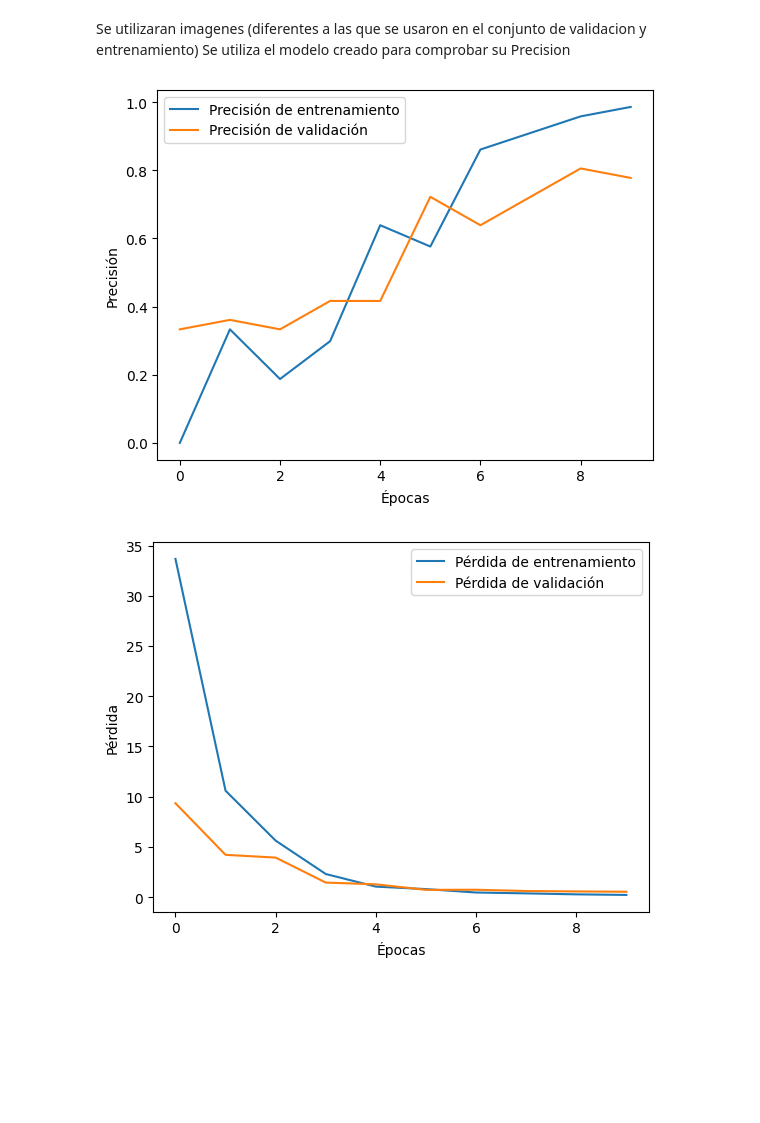
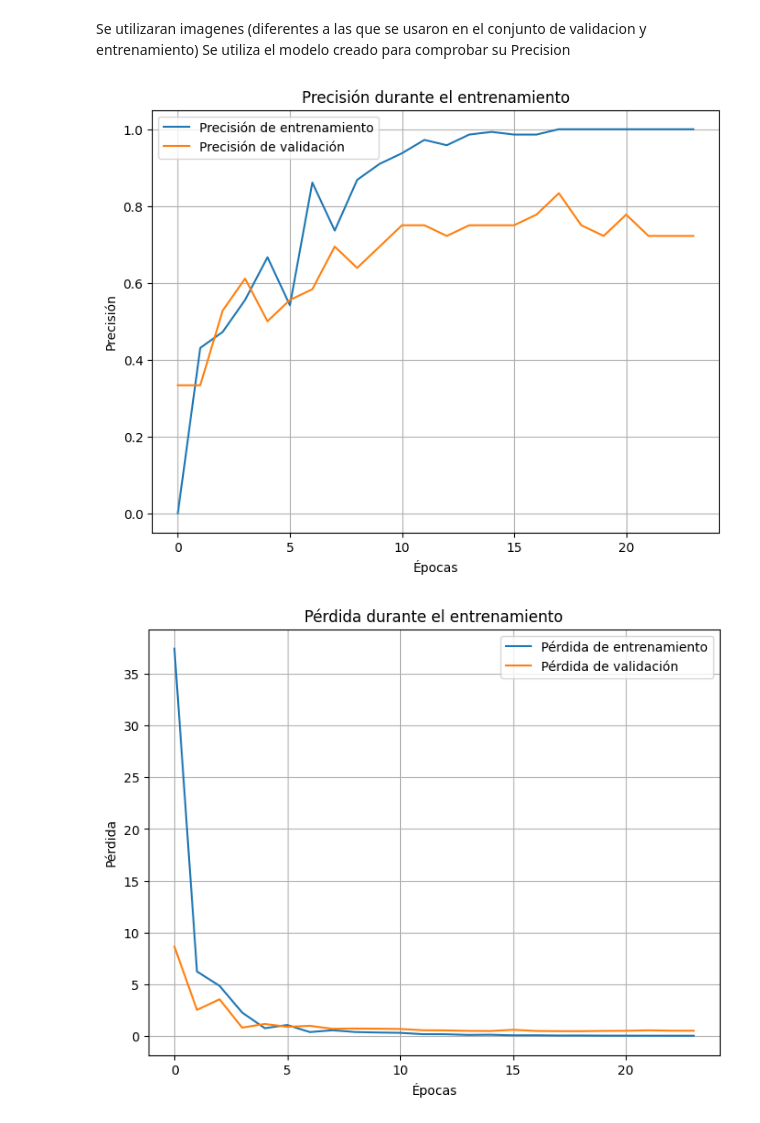
Before and after one commit to Wamach/MCD_PYCD, a Jupyter notebook: Tareas/Tarea 5/Actividad_5.ipynb, the cells around one changed output. Drawn from its saved outputs; the diff is of its cells as text; code cells hidden in the pictures; blank space fills up the shorter version.

Commit message:
Se agrega reporte 5

```diff
--- a/Tareas/Tarea 5/Actividad_5.ipynb
+++ b/Tareas/Tarea 5/Actividad_5.ipynb
@@ -84,10 +84,14 @@ model.compile(loss='categorical_crossentropy', #Usamos entropia cruzada
               metrics=['accuracy'], #Precision
               optimizer='adam') #Se utiliza adam para actualizar los pesos
 # %%
-# Entrenar el modelo usando los generadores
+from tensorflow.keras.callbacks import EarlyStopping
+
+early_stop = EarlyStopping(monitor='val_loss', patience=5, restore_best_weights=True) #Se agrega la paciencia de 3, por si no existen cambios.
+
 history = model.fit(
-    train_generator,  # Se usa el conjunto de entrenamiento
-    epochs=10,        # Número de epocas
-    validation_data=validation_generator  # Se usa el conjunto de validacion
+    train_generator, #Conjunto de entrenamiento
+    epochs=50, #numero de epocas maximo
+    validation_data=validation_generator, #Conjunto de validacion
+    callbacks=[early_stop] # Agregue el early stop, si encuentra que no obtiene beneficios en 3 epocas detiene el ciclo de entrenamiento
 )
 # %% [output]
@@ -116,19 +117,30 @@ Se utilizaran imagenes (diferentes a las que se usaron en el conjunto de validac
 Se utiliza el modelo creado para comprobar su Precision
 # %%
 # Graficar la precisión y la pérdida durante el entrenamiento
+# Precisión
+plt.figure(figsize=(8, 6))
 plt.plot(history.history['accuracy'], label='Precisión de entrenamiento')
 plt.plot(history.history['val_accuracy'], label='Precisión de validación')
+plt.title('Precisión durante el entrenamiento')
 plt.xlabel('Épocas')
 plt.ylabel('Precisión')
 plt.legend()
+plt.grid(True)
+plt.savefig('actividad_5_precision.png')
 plt.show()
 
+
+# Pérdida
+plt.figure(figsize=(8, 6))
 plt.plot(history.history['loss'], label='Pérdida de entrenamiento')
 plt.plot(history.history['val_loss'], label='Pérdida de validación')
+plt.title('Pérdida durante el entrenamiento')
 plt.xlabel('Épocas')
 plt.ylabel('Pérdida')
 plt.legend()
+plt.grid(True)
+plt.savefig('actividad_5_perdida.png')
 plt.show()
 # %% [output]
-[figure, old version]
+[figure, new version]
-[figure, old version]
+[figure, new version]
```
Also changed, not shown: parts of 7 cells of this notebook, 4 other files.
